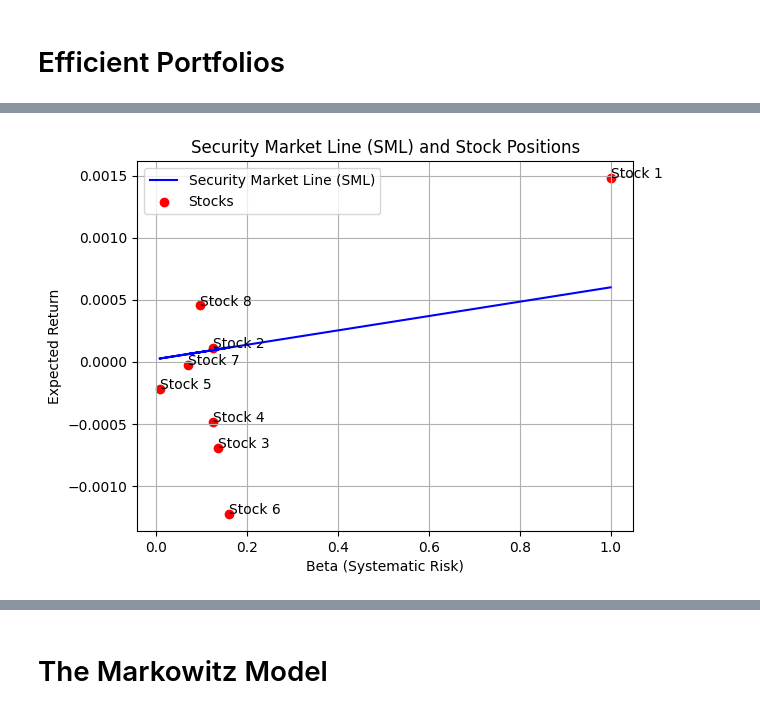
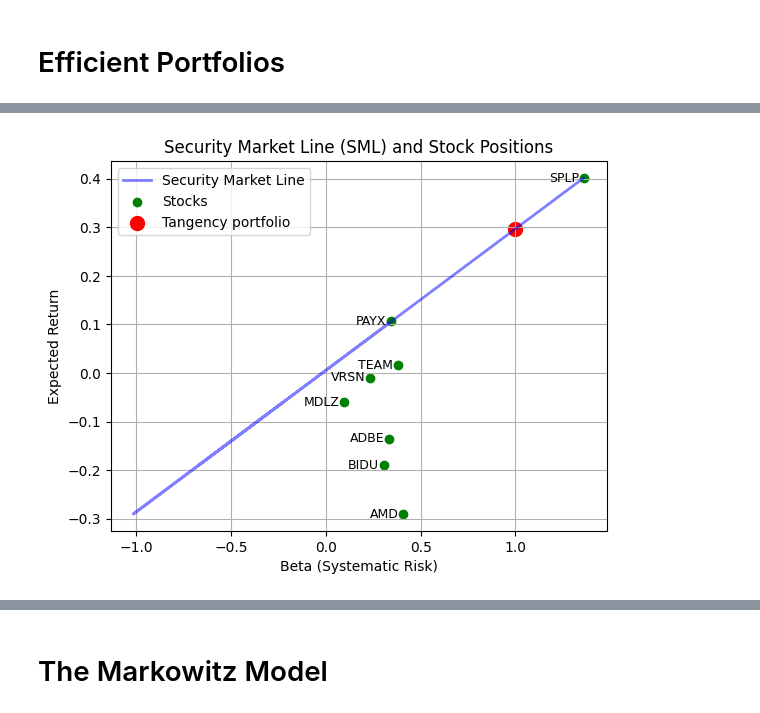
Before and after one commit to ancabenca/ds2-hw, a Jupyter notebook: Projekt -AnalyzaInvestic/AI-VNO.ipynb, the cells around one changed output, grey strips where cells are left out. Drawn from its saved outputs; the diff is of its cells as text; code cells hidden in the pictures.

```diff
--- a/Projekt -AnalyzaInvestic/AI-VNO.ipynb
+++ b/Projekt -AnalyzaInvestic/AI-VNO.ipynb
@@ -738,24 +552,26 @@ min_var_return, min_var_risk = portfolio_stats(min_var_weights, expected_returns
 # %%
-# Generate efficient frontier points
-target_returns = np.linspace(expected_returns.min()*252, expected_returns.max()*252, 100) #expected_returns.max()*252*2.5 for short sell
+# Generate efficient frontier points without short selling
+target_returns = np.linspace(expected_returns.min()*year, expected_returns.max()*year, 100)
 frontier_returns = []
 frontier_risks = []
 
 for target_return in target_returns:
-    weights = minimize_volatility(target_return, expected_returns, covariance_matrix, num_assets)
-    ret, risk = portfolio_stats(weights, expected_returns, covariance_matrix, timeAnnual)
+    weights = min_volatility_weights(target_return, expected_returns, covariance_matrix, num_assets, False)
+    ret, risk = portfolio_values(weights, expected_returns, covariance_matrix, year)
     frontier_returns.append(ret)
     frontier_risks.append(risk)
 
 # Calculate Capital Market Line
-max_sharpe_index = np.argmax([ (ret - risk_free_rate_one*timeAnnual) / risk for ret, risk in zip(frontier_returns, frontier_risks)])
+max_sharpe_index = np.argmax([ (ret - daily_risk_free_rate*year) / risk for ret, risk in zip(frontier_returns, frontier_risks)])
 
 tangency_return = frontier_returns[max_sharpe_index]
 tangency_risk = frontier_risks[max_sharpe_index]
+tangency_weights = min_volatility_weights(tangency_return, expected_returns, covariance_matrix, num_assets, False)
 
 # Slope of the Capital Market Line (CML)
-slope_cml = (tangency_return - risk_free_rate_one*timeAnnual) / tangency_risk
+slope_cml = (tangency_return - daily_risk_free_rate*year) / tangency_risk
 
 # Calculate x_cml and y_cml (Capital Market Line)
 x_cml = np.linspace(0, max(frontier_risks), 100)
-y_cml = risk_free_rate_one*timeAnnual + slope_cml * x_cml
+y_cml = daily_risk_free_rate*year + slope_cml * x_cml
+print(tangency_weights)
@@ -837,18 +677,74 @@ Text(0, 0.5, 'Expected Return')
 # %%
 # Assume 'market_return' is the market's return (you can use a relevant benchmark like the S&P 500)
-beta = covariance_matrix.iloc[:, 0] / covariance_matrix.iloc[0, 0]  # Simplified calculation using first stock as market proxy
-expected_market_return = 0.0006  # Assumed daily expected market return (about 15% annually) ???
-sml = risk_free_rate_one + beta * (expected_market_return - risk_free_rate_one)  # SML formula
+# beta = covariance_matrix.iloc[:, 0] / covariance_matrix.iloc[0, 0]  # Simplified calculation using first stock as market proxy
+# expected_market_return = 0.0006  # Assumed daily expected market return (about 15% annually) ???
+# sml = daily_risk_free_rate * year + beta * (expected_market_return - daily_risk_free_rate * year)  # SML formula
 
-# Plot the SML
-plt.plot(beta, sml, label="Security Market Line (SML)", color='blue')
 
-# Plot individual stocks based on their expected returns and betas
-plt.scatter(beta, expected_returns, color='red', label="Stocks")
-for i, txt in enumerate(expected_returns):
-    plt.annotate(f"Stock {i+1}", (beta[i], expected_returns[i]))
+beta_sml = (expected_returns - daily_risk_free_rate )* year / (tangency_return - daily_risk_free_rate * year)
+# beta_s = (expected_returns - daily_risk_free_rate * year) / (tangency_return_s - daily_risk_free_rate * year)
 
-# Labels and title
+# Compute the SML
+betas_sml = np.linspace(0, 2, 100)  # Beta range for the SML
+sml_returns = daily_risk_free_rate * year + betas_sml * (tangency_return - daily_risk_free_rate * year)
+
+daily_tangency_returns = stock_returns_subset.values @ tangency_weights
+y = (stock_returns_subset.subtract(risk_free_rate_subset['Daily_Rate'],axis=0))*year
+x = (daily_tangency_returns - risk_free_rate_subset['Daily_Rate'])*year
+x = sm.add_constant(x)
+
+alphas = []
+betas = []
+for ticker in tickers:
+    model = sm.OLS(y[ticker].values,x).fit()
+    alpha, beta = model.params
+    alphas.append(alpha)
+    betas.append(beta)
+
+
+
+#result = sm.OLS(y[:,0], x).fit()
+returns = np.array(alphas) + daily_risk_free_rate * year + np.array(betas) * (tangency_return - daily_risk_free_rate*year)
+print(betas, alphas)
+
+
+# plt.figure(figsize=(10, 6))
+# plt.plot(betas_sml, sml_returns, color='blue', label='Security Market Line (SML)')
+# plt.axhline(risk_free_rate, color='gray', linestyle='--', label='Risk-Free Rate')
+
+# # Plot individual stocks
+# #plt.scatter(np.array(betas), returns)
+#     #plt.text(row['Beta'], row['Expected_Return'], f" {row['Stock']}", fontsize=9)
+
+# # Add labels and legend
+# plt.title('Security Market Line and Stocks')
+# plt.xlabel('Beta')
+# plt.ylabel('Expected Return')
+# plt.legend()
+# plt.grid()
+# plt.show()
+
+# # Plot the SML
+plt.plot(beta_sml, expected_returns*year, label="Security Market Line", color='blue', linewidth=2, alpha=0.5)
+plt.scatter(np.array(betas), returns, label='Stocks', color='green')
+for i, ticker in enumerate(tickers):
+    plt.text(np.array(betas)[i]-0.025, returns[i],
+             ticker,
+             fontsize=9,
+             ha='right',
+             va='center')
+
+plt.scatter(1, tangency_return,
+          color='red',
+          marker='o',
+          s=100,
+          label='Tangency portfolio')
+# # Plot individual stocks based on their expected returns and betas
+# plt.scatter(beta, expected_returns, color='red', label="Stocks")
+# for i, ticker in enumerate(tickers):
+#     plt.annotate(ticker, (beta[i], expected_returns[i]))
+
+# # Labels and title
 plt.title("Security Market Line (SML) and Stock Positions")
 plt.xlabel("Beta (Systematic Risk)")
 plt.ylabel("Expected Return")
@@ -859 +756 @@ plt.show()
-[figure, old version]
+[figure, new version]
```
Also changed, not shown: parts of 38 cells of this notebook, 1 other file.
